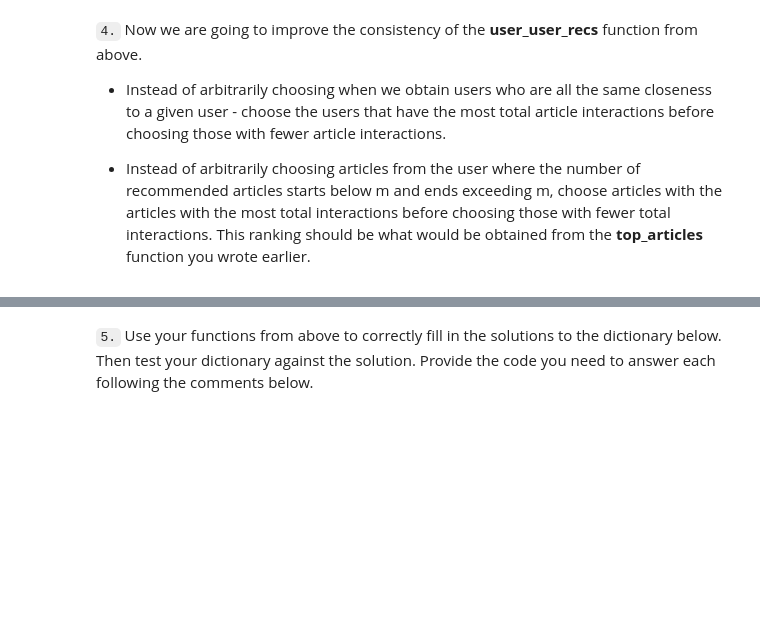
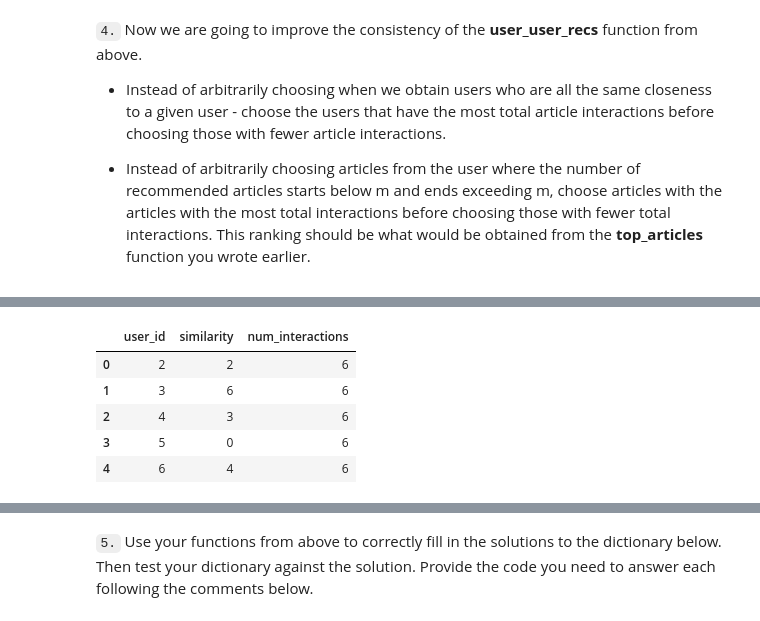
Before and after one commit to ronald-leung/Udacity-Exercises, a Jupyter notebook: DataScienceNanoDegree/Project3/Recommendations_with_IBM.ipynb, the cells around one changed output, grey strips where cells are left out. Saved outputs shown, nothing was run; the diff lists cells and outputs as text; code cells hidden in the pictures; blank space fills up the shorter version.

```diff
--- a/DataScienceNanoDegree/Project3/Recommendations_with_IBM.ipynb
+++ b/DataScienceNanoDegree/Project3/Recommendations_with_IBM.ipynb
@@ -738,7 +738,7 @@ def get_article_names(article_ids, df=df):
         else:
             print("Error getting title for article with id ", arid)
 
-    return set(article_names) # Return the article names associated with list of article ids
+    return article_names # Return the article names associated with list of article ids
 
 
 def get_user_articles(user_id, user_item=user_item):
@@ -756,12 +756,17 @@ def get_user_articles(user_id, user_item=user_item):
     Description:
     Provides a list of the article_ids and article titles that have been seen by a user
     '''
-    userItems = pd.DataFrame(user_item.loc[user_id])
-    userItems.columns = ["read"]
-    article_ids = list(userItems[userItems["read"] == 1].index.astype(str))
-    article_names = get_article_names(article_ids, df)
+    if user_id in df.index:
+        userItems = pd.DataFrame(user_item.loc[user_id])
+        userItems.columns = ["read"]
+        article_ids = list(userItems[userItems["read"] == 1].index.astype(str))
+        article_names = get_article_names(article_ids, df)
+        return article_ids, article_names # return the ids and names
+    else:
+        return [],[]
 
-    return article_ids, article_names # return the ids and names
+
+
 
 
 def user_user_recs(user_id, m=10):
@@ -848,3 +853,19 @@ If this is all you see, you passed all of our tests!  Nice job!
 
 
 * Instead of arbitrarily choosing articles from the user where the number of recommended articles starts below m and ends exceeding m, choose articles with the articles with the most total interactions before choosing those with fewer total interactions. This ranking should be  what would be obtained from the **top_articles** function you wrote earlier.
+# %%
+# Work areas.
+user_id = 1
+user_similarity = {}
+currentUserVector = user_item.loc[user_id]
+
+for i in list(user_item.index):
+    #Skip over the user himself
+    if i == user_id:
+        continue
+
+    otherUserVector = user_item.loc[i]
+    similarity = np.dot(currentUserVector, otherUserVector)
+    user_similarity[i] = similarity
+
+similar_user_df = pd.DataFrame({'user_id': list(user_similarity.keys()), 'similarity':list(user_similarity.values())})
@@ -850,0 +881,18 @@ If this is all you see, you passed all of our tests!  Nice job!
+# %%
+def get_user_interaction_count(user_id, user_item=user_item):
+    '''
+    A utility function to get the interaction count for a particular user
+    '''
+    arid, arname = get_user_articles(2, user_item=user_item)
+    return len(arid)
+# %%
+similar_user_df["num_interactions"] = similar_user_df["user_id"].apply(get_user_interaction_count)
+# %%
+similar_user_df.head()
+# %% [output]
+|  | user_id | similarity | num_interactions |
+| 0 | 2 | 2 | 6 |
+| 1 | 3 | 6 | 6 |
+| 2 | 4 | 3 | 6 |
+| 3 | 5 | 0 | 6 |
+| 4 | 6 | 4 | 6 |
```
Also changed, not shown: parts of 12 cells of this notebook.
